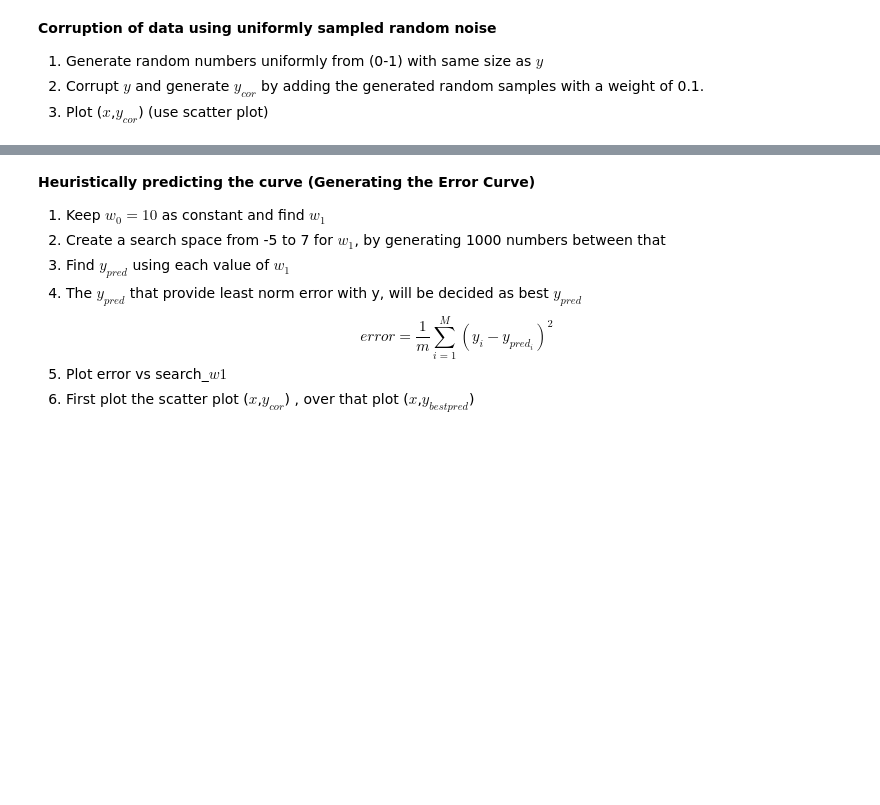
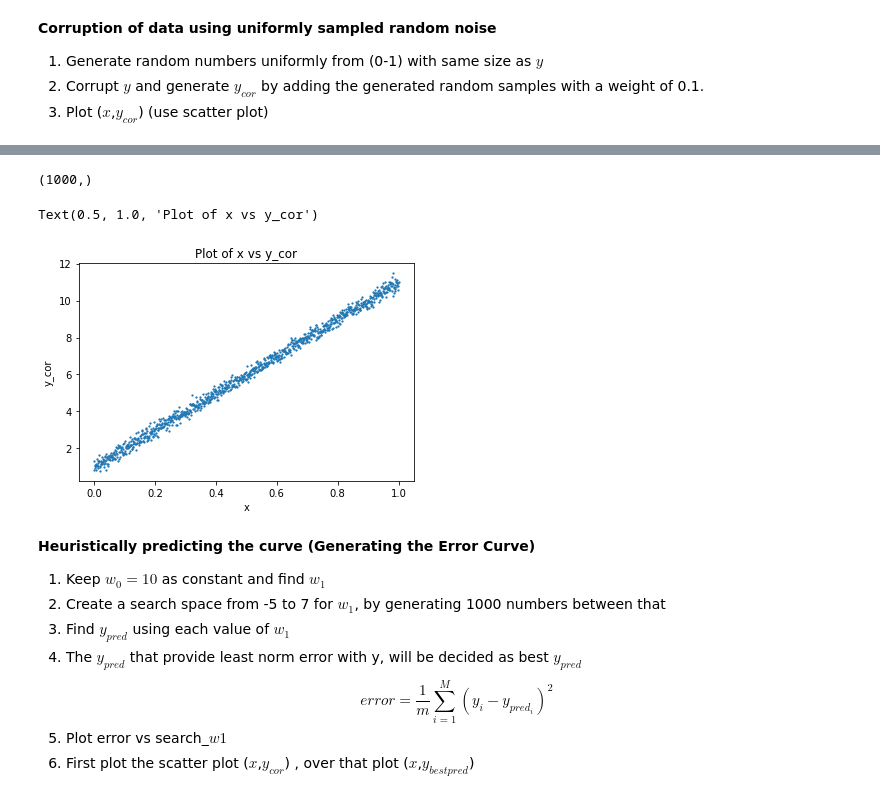
Before and after one commit to shashankp28/PRML-Lab-22, a Jupyter notebook: Assignment_5/Lab_5_Regression.ipynb, the cells around one changed output, grey strips where cells are left out. Cells and saved outputs as stored; diff of their text form; code cells hidden in the pictures; blank space fills up the shorter version.

```diff
--- a/Assignment_5/Lab_5_Regression.ipynb
+++ b/Assignment_5/Lab_5_Regression.ipynb
@@ -38,3 +40,16 @@ import matplotlib.pyplot as plt
+# %%
+## Write your code here
+y_cor = np.add(y, np.random.normal(0, 0.2, size=(1000,)))
+print(y_cor.shape)
+
+plt.scatter(x, y_cor, s=1.5)
+plt.xlabel("x")
+plt.ylabel("y_cor")
+plt.title("Plot of x vs y_cor")
+# %% [output]
+(1000,)
+Text(0.5, 1.0, 'Plot of x vs y_cor')
+[figure, added]
 # %% [markdown]
 **Heuristically predicting the curve (Generating the Error Curve)**
 
```
Also changed, not shown: parts of 13 cells of this notebook.
